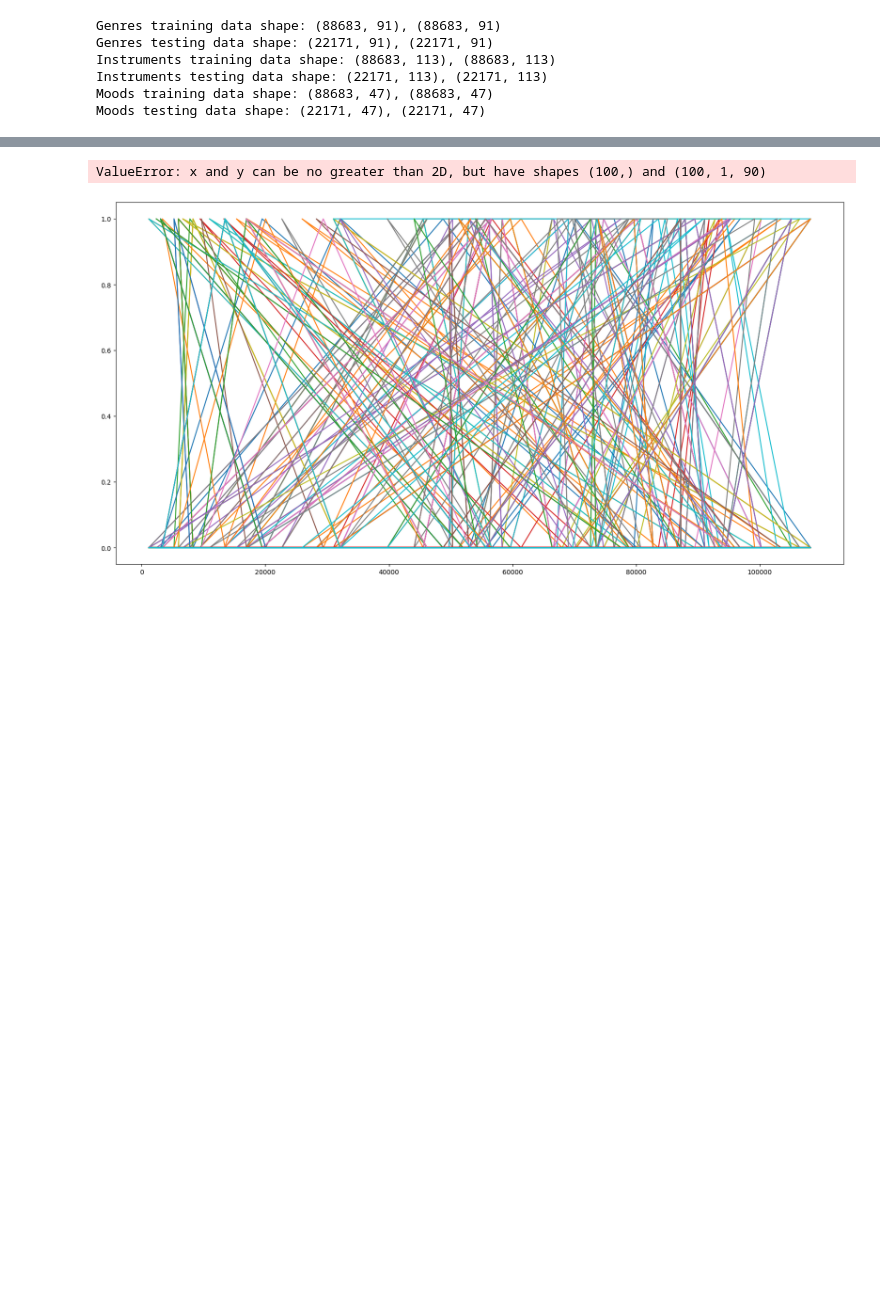
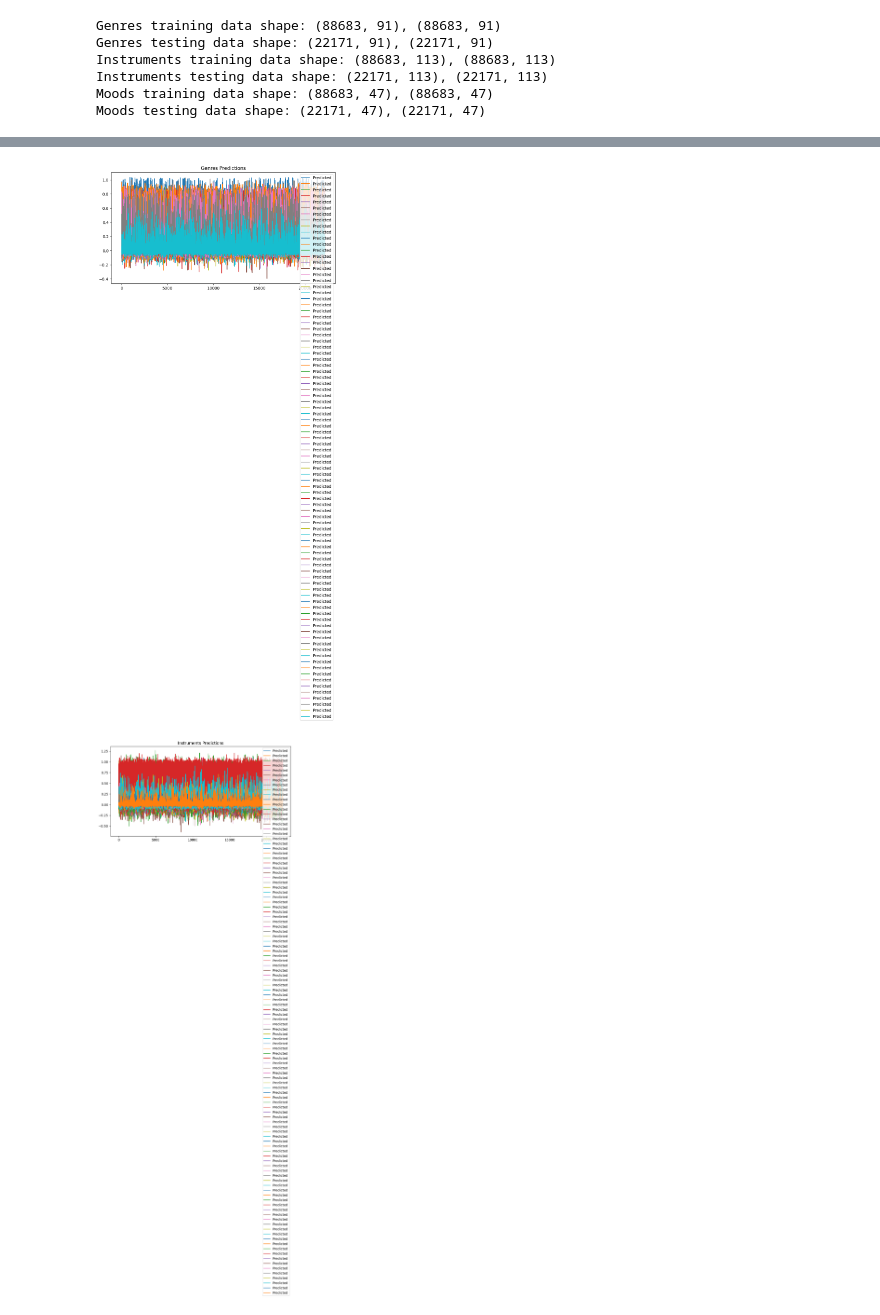
Before and after one commit to ElouarnLC/challenge-data-music-catalogs, a Jupyter notebook: music-catalogs-classifier/music_catalogs_classifier/train_reservoir.ipynb, the cells around one changed output, grey strips where cells are left out. Saved outputs shown, nothing was run; the diff lists cells and outputs as text; code cells hidden in the pictures; blank space fills up the shorter version.

```diff
--- a/music-catalogs-classifier/music_catalogs_classifier/train_reservoir.ipynb
+++ b/music-catalogs-classifier/music_catalogs_classifier/train_reservoir.ipynb
@@ -169,8 +202,8 @@ Moods training data reshape: (88683, 1, 46), (88683, 1, 46)
 # %%
 # Train the models with one line for single timestep
 model_Genre.fit(X_genres_train_reshaped, y_genres_train_reshaped)
-# model_Instrument.fit(X_instruments_train_reshaped, y_instruments_train_reshaped)
-# model_Mood.fit(X_moods_train_reshaped, y_moods_train_reshaped)
+model_Instrument.fit(X_instruments_train_reshaped, y_instruments_train_reshaped)
+model_Mood.fit(X_moods_train_reshaped, y_moods_train_reshaped)
 
 print("Models trained successfully.")
 # %% [output]
@@ -185,0 +214,15 @@ X_genres_test_reshaped.shape
+# %%
+# Test the models
+X_genres_test_reshaped = X_genres_test.values.reshape(
+    -1, 1, X_genres_test.shape[1]
+)
+
+X_instruments_test_reshaped = X_instruments_test.values.reshape(
+    -1, 1, X_instruments_test.shape[1]
+)
+
+X_moods_test_reshaped = X_moods_test.values.reshape(-1, 1, X_moods_test.shape[1])
+
+print(f"Genres testing data shape: {X_genres_test_reshaped.shape}")
+print(f"Instruments testing data shape: {X_instruments_test_reshaped.shape}")
+print(f"Moods testing data shape: {X_moods_test_reshaped.shape}")
@@ -186,2 +233,4 @@ X_genres_test_reshaped.shape
 # %%
 y_genres_pred = model_Genre.run(X_genres_test_reshaped)
+y_instruments_pred = model_Instrument.run(X_instruments_test_reshaped)
+y_moods_pred = model_Mood.run(X_moods_test_reshaped)
@@ -229,10 +280,15 @@ print(y_genres_pred_df)
 # %%
-# Visualize the predictions over the training data
-plt.figure(figsize=(20, 10))
-plt.plot(y_genres_train[:100], label="True")
-plt.plot(y_genres_pred[:100], label="Predicted")
-plt.legend()
-plt.show()
+# Visualize the predictions
+def plot_predictions(y_pred, title):
+    plt.figure(figsize=(10, 5))
+    plt.plot(y_pred, label="Predicted")
+    plt.title(title)
+    plt.legend()
+    plt.show()
-# %% [output]
-ValueError: x and y can be no greater than 2D, but have shapes (100,) and (100, 1, 90)
-[figure, removed]
+# %%
+plot_predictions(y_genres_pred_df, "Genres Predictions")
+plot_predictions(y_instruments_pred_df, "Instruments Predictions")
+plot_predictions(y_moods_pred_df, "Moods Predictions")
+# %% [output]
+[figure, added]
+[figure, added]
```
Also changed, not shown: parts of 13 cells of this notebook, 1 other file.
